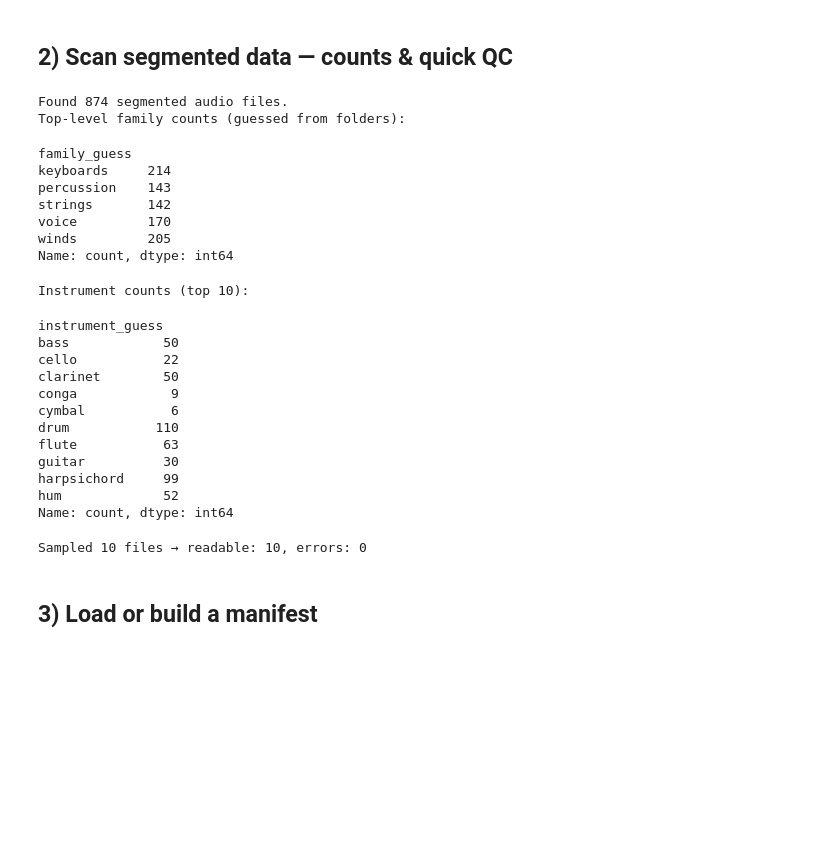
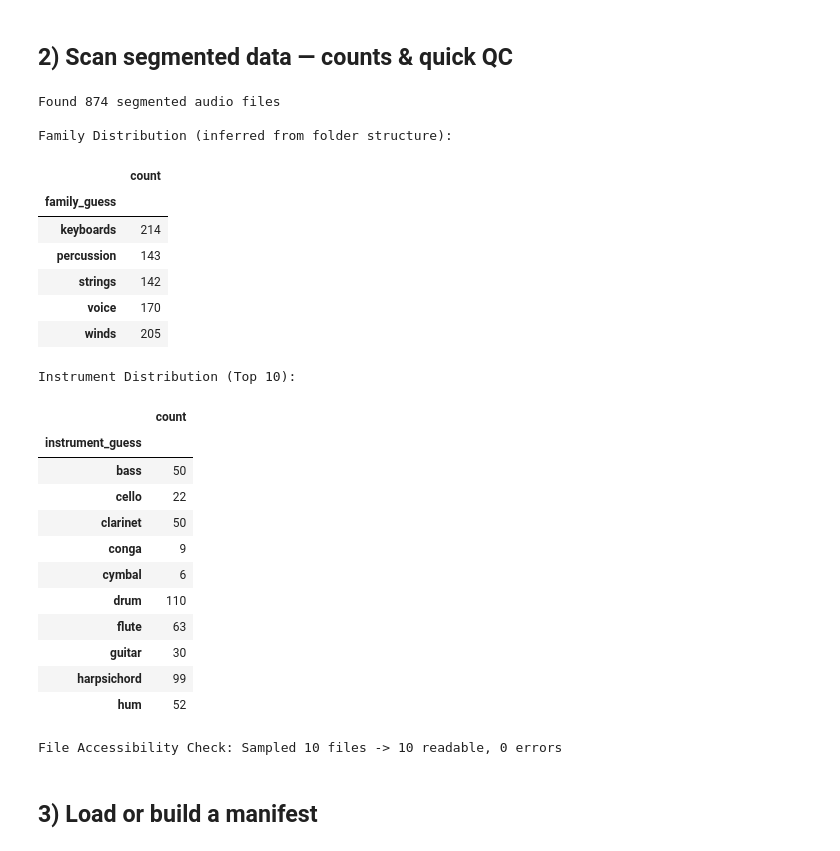
Before and after one commit to dawodghifari/elec5305-project-520140154, a Jupyter notebook: Scripts/01_data_qc_and_splits.ipynb, the cells around one changed output. Saved outputs shown, nothing was run; the diff lists cells and outputs as text; code cells hidden in the pictures; blank space fills up the shorter version.

```diff
--- a/Scripts/01_data_qc_and_splits.ipynb
+++ b/Scripts/01_data_qc_and_splits.ipynb
@@ -45,62 +68,68 @@ Manifests dir: /Users/dghifari/02-University/SEM-2-2025/elec5305-project-5201401
 # %%
 # Recursively find audio files under Segmented/
 audio_exts = {'.wav', '.flac', '.mp3', '.m4a'}
 seg_files = [p for p in segmented_dir.rglob("*") if p.suffix.lower() in audio_exts]
 
-print(f"Found {len(seg_files)} segmented audio files.")
+print(f"Found {len(seg_files)} segmented audio files\n")
+
 # Infer family/instrument from directory layout Segmented/<family>/<instrument>/<file>.wav
 def infer_family_instrument(path: Path):
     parts = path.relative_to(segmented_dir).parts
     fam = parts[0] if len(parts) >= 1 else None
     instr = parts[1] if len(parts) >= 2 else None
     return (fam, instr)
 
 # Build a small dataframe for summary
 seg_df = pd.DataFrame({
     "filepath": [str(p) for p in seg_files],
     "family_guess": [infer_family_instrument(p)[0] for p in seg_files],
     "instrument_guess": [infer_family_instrument(p)[1] for p in seg_files],
 })
-print("Top-level family counts (guessed from folders):")
-display(seg_df['family_guess'].value_counts().sort_index())
 
-print("Instrument counts (top 10):")
-display(seg_df['instrument_guess'].value_counts().sort_index().head(10))
+print("Family Distribution (inferred from folder structure):")
+family_counts = seg_df['family_guess'].value_counts().sort_index()
+display(family_counts.to_frame('count'))
+
+print("\nInstrument Distribution (Top 10):")
+instrument_counts = seg_df['instrument_guess'].value_counts().sort_index().head(10)
+display(instrument_counts.to_frame('count'))
 
 # Light accessibility check: try opening a few files
 sample_paths = seg_files[:10]
 ok, bad = 0, 0
 for p in sample_paths:
     try:
         info = sf.info(str(p))
         ok += 1
     except Exception as e:
         bad += 1
-print(f"Sampled {len(sample_paths)} files → readable: {ok}, errors: {bad}")
+
+print(f"\nFile Accessibility Check: Sampled {len(sample_paths)} files -> {ok} readable, {bad} errors")
 # %% [output]
-Found 874 segmented audio files.
-Top-level family counts (guessed from folders):
+Found 874 segmented audio files
+
+Family Distribution (inferred from folder structure):
+|  | count |
+| family_guess |  |
+| keyboards | 214 |
+| percussion | 143 |
+| strings | 142 |
+| voice | 170 |
+| winds | 205 |
-family_guess
-keyboards     214
-percussion    143
-strings       142
-voice         170
-winds         205
-Name: count, dtype: int64
+Instrument Distribution (Top 10):
+|  | count |
+| instrument_guess |  |
+| bass | 50 |
+| cello | 22 |
+| clarinet | 50 |
+| conga | 9 |
+| cymbal | 6 |
+| drum | 110 |
+| flute | 63 |
+| guitar | 30 |
+| harpsichord | 99 |
+| hum | 52 |
-Instrument counts (top 10):
+File Accessibility Check: Sampled 10 files -> 10 readable, 0 errors
-instrument_guess
-bass            50
-cello           22
-clarinet        50
-conga            9
-cymbal           6
-drum           110
-flute           63
-guitar          30
-harpsichord     99
-hum             52
-Name: count, dtype: int64
-Sampled 10 files → readable: 10, errors: 0
 # %% [markdown]
 ## 3) Load or build a manifest
 # %%
```
Also changed, not shown: parts of 10 cells of this notebook, 33 other files.
